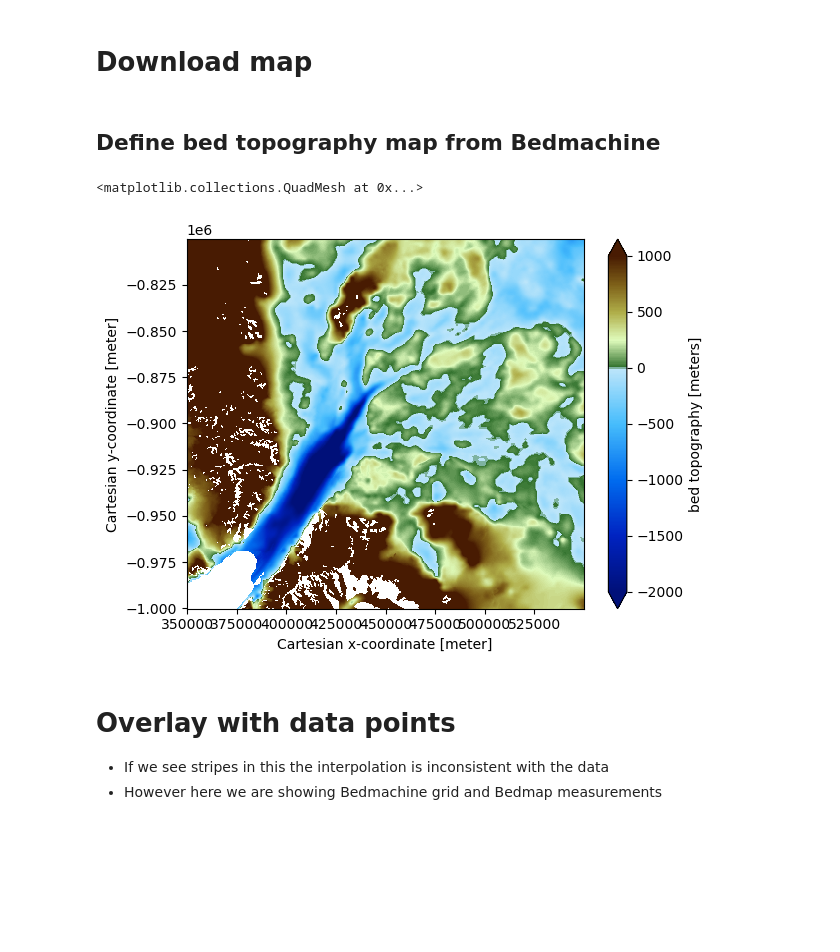
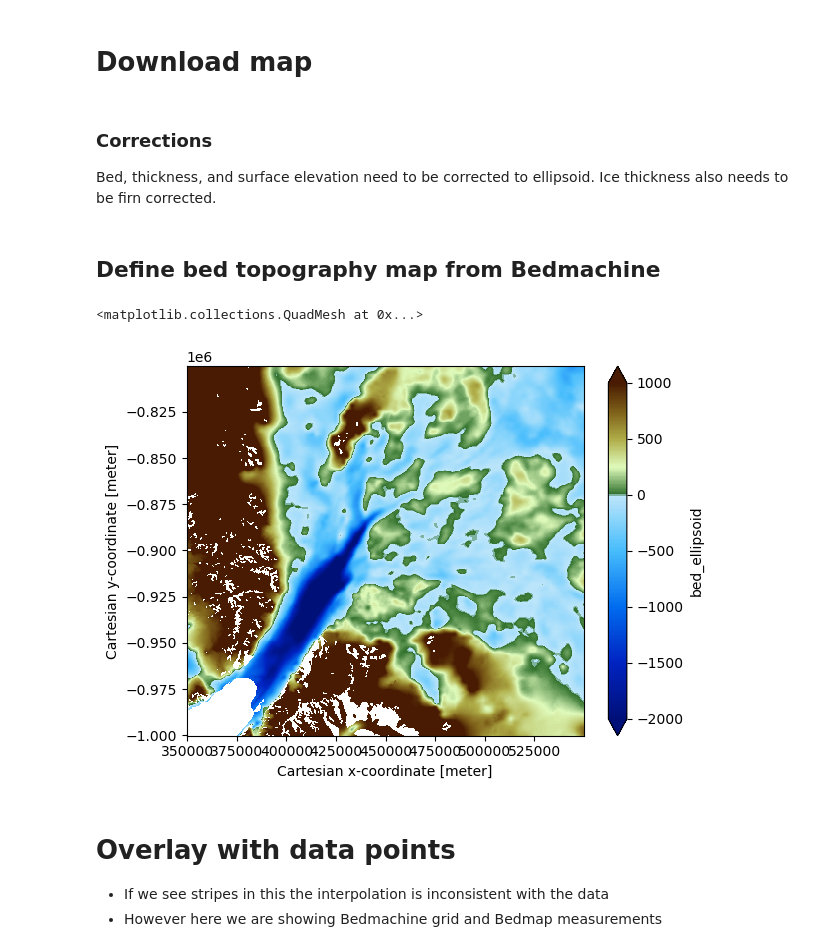
Before and after one commit to kimbente/ice_thickness, a Jupyter notebook: visualise.ipynb, the cells around one changed output. Saved outputs shown, nothing was run; the diff lists cells and outputs as text; code cells hidden in the pictures; blank space fills up the shorter version.

Commit message:
assign points to pixels and data corrections

```diff
--- a/visualise.ipynb
+++ b/visualise.ipynb
@@ -37,6 +37,15 @@ Name: source, dtype: int64
 # %%
 path_to_file_server = 'data/byrd_bedmachine.nc'
 byrd_bedmachine = xr.open_dataset(path_to_file_server)
+# %% [markdown]
+### Corrections
+
+Bed, thickness, and surface elevation need to be corrected to ellipsoid.
+Ice thickness also needs to be firn corrected.
+# %%
+byrd_bedmachine["bed_ellipsoid"] = byrd_bedmachine["bed"] + byrd_bedmachine["geoid"]
+byrd_bedmachine["thickness_ellipsoid"] = byrd_bedmachine["thickness"] + byrd_bedmachine["geoid"]
+byrd_bedmachine["thickness_ellipsoid_true"] = byrd_bedmachine["thickness_ellipsoid"] + byrd_bedmachine["firn"]
 # %% [markdown]
 ## Define bed topography map from Bedmachine
 # %%
@@ -54,10 +63,10 @@ tuples = list(zip(map(norm, cvals), colors))
 
 bedmachine_cmap = matplotlib.colors.LinearSegmentedColormap.from_list("", tuples)
 # %%
-byrd_bedmachine.bed.plot(cmap = bedmachine_cmap, vmin = -2000, vmax = 1000)
+byrd_bedmachine.bed_ellipsoid.plot(cmap = bedmachine_cmap, vmin = -2000, vmax = 1000)
 # %% [output]
 <matplotlib.collections.QuadMesh at 0x...>
-[figure, old version]
+[figure, new version]
 # %% [markdown]
 # Overlay with data points
 
```
Also changed, not shown: parts of 7 cells of this notebook, 3 other files.
